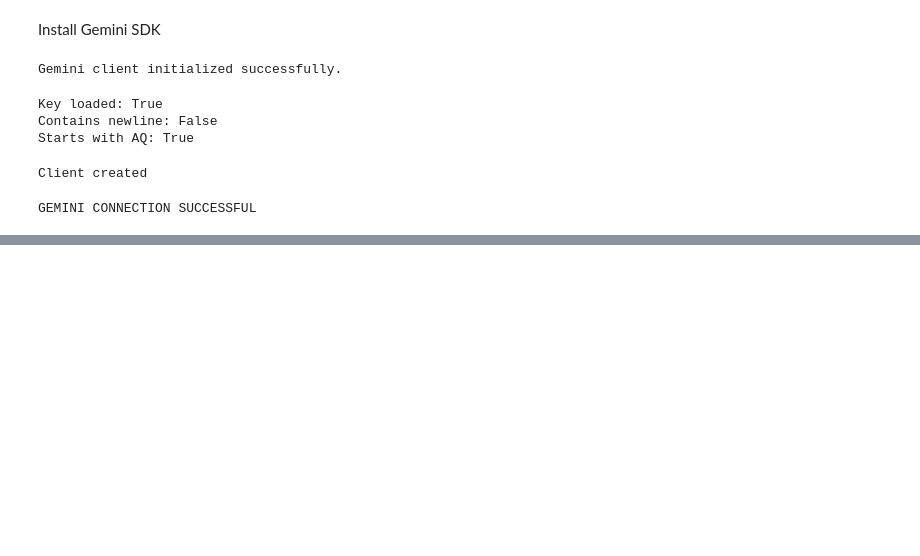
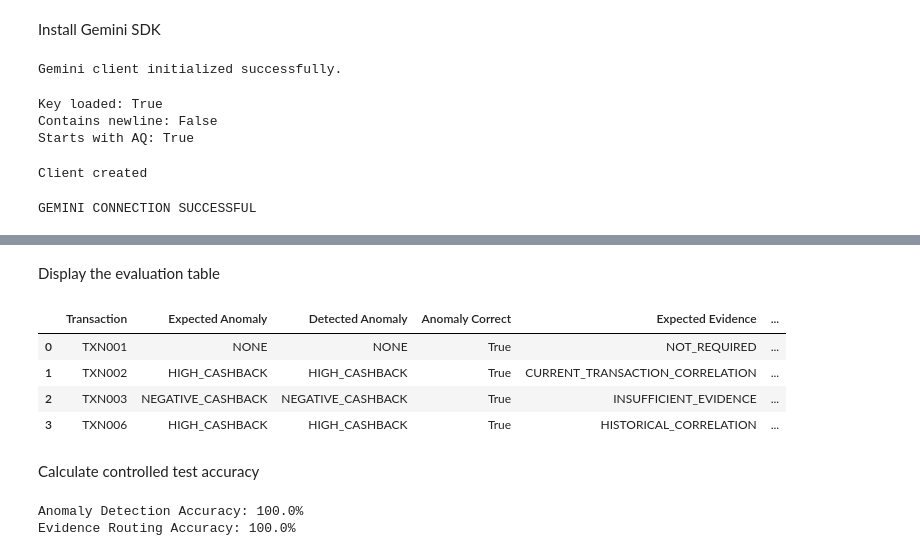
Before and after one commit to bojannithya-tech/nithyabojan, a Jupyter notebook: AI_POS_Transaction_Anomaly_Assistant.ipynb, the cells around one changed output, grey strips where cells are left out. Cells and saved outputs as stored; diff of their text form; code cells hidden in the pictures; blank space fills up the shorter version.

```diff
--- a/AI_POS_Transaction_Anomaly_Assistant.ipynb
+++ b/AI_POS_Transaction_Anomaly_Assistant.ipynb
@@ -1340,0 +3186,5 @@ Part 10 — Evaluation
+# %%
+workflow.add_edge(
+    START,
+    "health_agent"
+)
@@ -1340,0 +3393,34 @@ Part 10 — Evaluation
+# %%
+evaluation_cases = [
+    {
+        "transaction": transactions[0],   # TXN001
+        "expected_anomaly": "NONE",
+        "expected_evidence": None
+    },
+
+    {
+        "transaction": transactions[1],   # TXN002
+        "expected_anomaly": "HIGH_CASHBACK",
+        "expected_evidence":
+            "CURRENT_TRANSACTION_CORRELATION"
+    },
+
+    {
+        "transaction": transactions[2],   # TXN003
+        "expected_anomaly": "NEGATIVE_CASHBACK",
+        "expected_evidence":
+            "INSUFFICIENT_EVIDENCE"
+    },
+
+    {
+        "transaction": historical_transactions[2],  # TXN006
+        "expected_anomaly": "HIGH_CASHBACK",
+        "expected_evidence":
+            "HISTORICAL_CORRELATION"
+    }
+]
+
+print(
+    "Evaluation cases:",
+    len(evaluation_cases)
+)
@@ -1340,0 +3511,41 @@ Part 10 — Evaluation
+# %% [markdown]
+Display the evaluation table
+# %%
+evaluation_df = pd.DataFrame(
+    evaluation_results
+)
+
+display(evaluation_df)
+# %% [output]
+|  | Transaction | Expected Anomaly | Detected Anomaly | Anomaly Correct | Expected Evidence | ... |
+| 0 | TXN001 | NONE | NONE | True | NOT_REQUIRED | ... |
+| 1 | TXN002 | HIGH_CASHBACK | HIGH_CASHBACK | True | CURRENT_TRANSACTION_CORRELATION | ... |
+| 2 | TXN003 | NEGATIVE_CASHBACK | NEGATIVE_CASHBACK | True | INSUFFICIENT_EVIDENCE | ... |
+| 3 | TXN006 | HIGH_CASHBACK | HIGH_CASHBACK | True | HISTORICAL_CORRELATION | ... |
+# %% [markdown]
+Calculate controlled test accuracy
+# %%
+anomaly_accuracy = (
+    evaluation_df[
+        "Anomaly Correct"
+    ].mean() * 100
+)
+
+evidence_accuracy = (
+    evaluation_df[
+        "Evidence Correct"
+    ].mean() * 100
+)
+
+print(
+    f"Anomaly Detection Accuracy: "
+    f"{anomaly_accuracy:.1f}%"
+)
+
+print(
+    f"Evidence Routing Accuracy: "
+    f"{evidence_accuracy:.1f}%"
+)
+# %% [output]
+Anomaly Detection Accuracy: 100.0%
+Evidence Routing Accuracy: 100.0%
```
Also changed, not shown: parts of 144 cells of this notebook.
